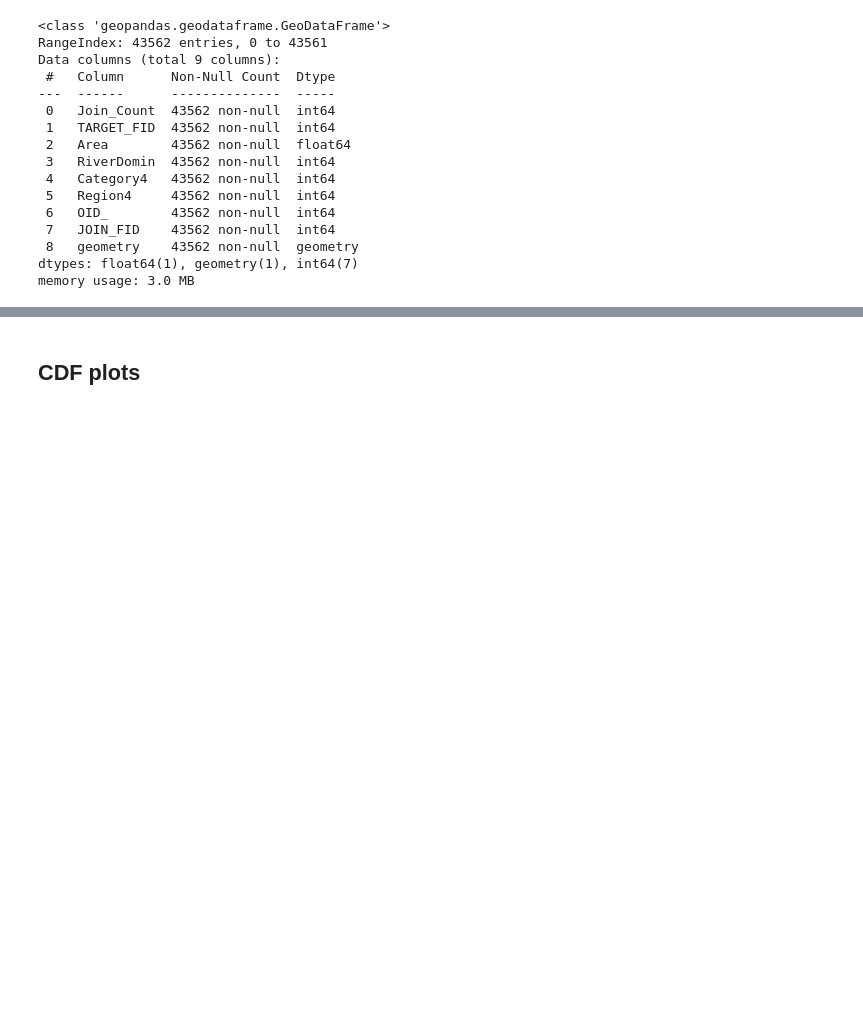
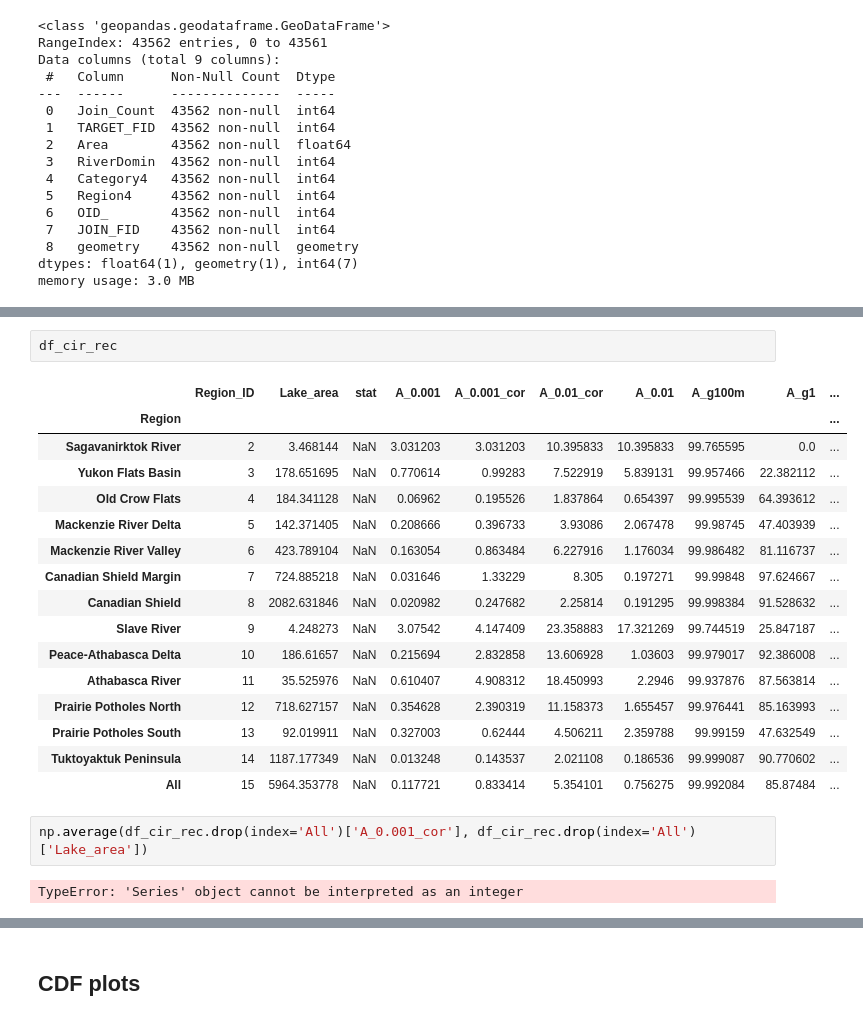
Before and after one commit to ekcomputer/lake-area, a Jupyter notebook: LSD_scale_comparison.ipynb, the cells around one changed output, grey strips where cells are left out. Drawn from its saved outputs; the diff is of its cells as text; blank space fills up the shorter version.

```diff
--- a/LSD_scale_comparison.ipynb
+++ b/LSD_scale_comparison.ipynb
@@ -214,0 +205,23 @@ Median pond fraction for CIR: 6.8164765870156145
+# %%
+df_cir_rec
+# %% [output]
+|  | Region_ID | Lake_area | stat | A_0.001 | A_0.001_cor | A_0.01_cor | A_0.01 | A_g100m | A_g1 | ... |
+| Region |  |  |  |  |  |  |  |  |  | ... |
+| Sagavanirktok River | 2 | 3.468144 | NaN | 3.031203 | 3.031203 | 10.395833 | 10.395833 | 99.765595 | 0.0 | ... |
+| Yukon Flats Basin | 3 | 178.651695 | NaN | 0.770614 | 0.99283 | 7.522919 | 5.839131 | 99.957466 | 22.382112 | ... |
+| Old Crow Flats | 4 | 184.341128 | NaN | 0.06962 | 0.195526 | 1.837864 | 0.654397 | 99.995539 | 64.393612 | ... |
+| Mackenzie River Delta | 5 | 142.371405 | NaN | 0.208666 | 0.396733 | 3.93086 | 2.067478 | 99.98745 | 47.403939 | ... |
+| Mackenzie River Valley | 6 | 423.789104 | NaN | 0.163054 | 0.863484 | 6.227916 | 1.176034 | 99.986482 | 81.116737 | ... |
+| Canadian Shield Margin | 7 | 724.885218 | NaN | 0.031646 | 1.33229 | 8.305 | 0.197271 | 99.99848 | 97.624667 | ... |
+| Canadian Shield | 8 | 2082.631846 | NaN | 0.020982 | 0.247682 | 2.25814 | 0.191295 | 99.998384 | 91.528632 | ... |
+| Slave River | 9 | 4.248273 | NaN | 3.07542 | 4.147409 | 23.358883 | 17.321269 | 99.744519 | 25.847187 | ... |
+| Peace-Athabasca Delta | 10 | 186.61657 | NaN | 0.215694 | 2.832858 | 13.606928 | 1.03603 | 99.979017 | 92.386008 | ... |
+| Athabasca River | 11 | 35.525976 | NaN | 0.610407 | 4.908312 | 18.450993 | 2.2946 | 99.937876 | 87.563814 | ... |
+| Prairie Potholes North | 12 | 718.627157 | NaN | 0.354628 | 2.390319 | 11.158373 | 1.655457 | 99.976441 | 85.163993 | ... |
+| Prairie Potholes South | 13 | 92.019911 | NaN | 0.327003 | 0.62444 | 4.506211 | 2.359788 | 99.99159 | 47.632549 | ... |
+| Tuktoyaktuk Peninsula | 14 | 1187.177349 | NaN | 0.013248 | 0.143537 | 2.021108 | 0.186536 | 99.999087 | 90.770602 | ... |
+| All | 15 | 5964.353778 | NaN | 0.117721 | 0.833414 | 5.354101 | 0.756275 | 99.992084 | 85.87484 | ... |
+# %%
+np.average(df_cir_rec.drop(index='All')['A_0.001_cor'], df_cir_rec.drop(index='All')['Lake_area'])
+# %% [output]
+TypeError: 'Series' object cannot be interpreted as an integer
```
Also changed, not shown: parts of 8 cells of this notebook.
